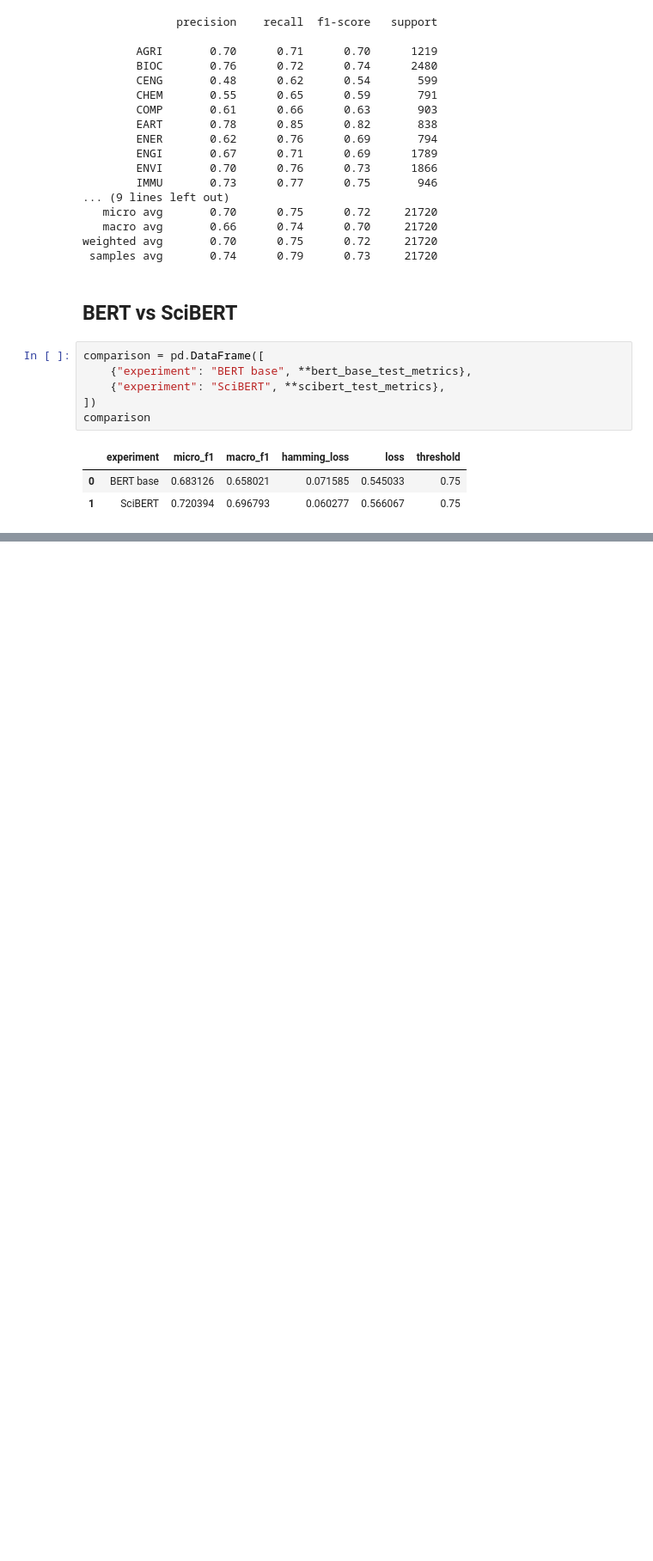
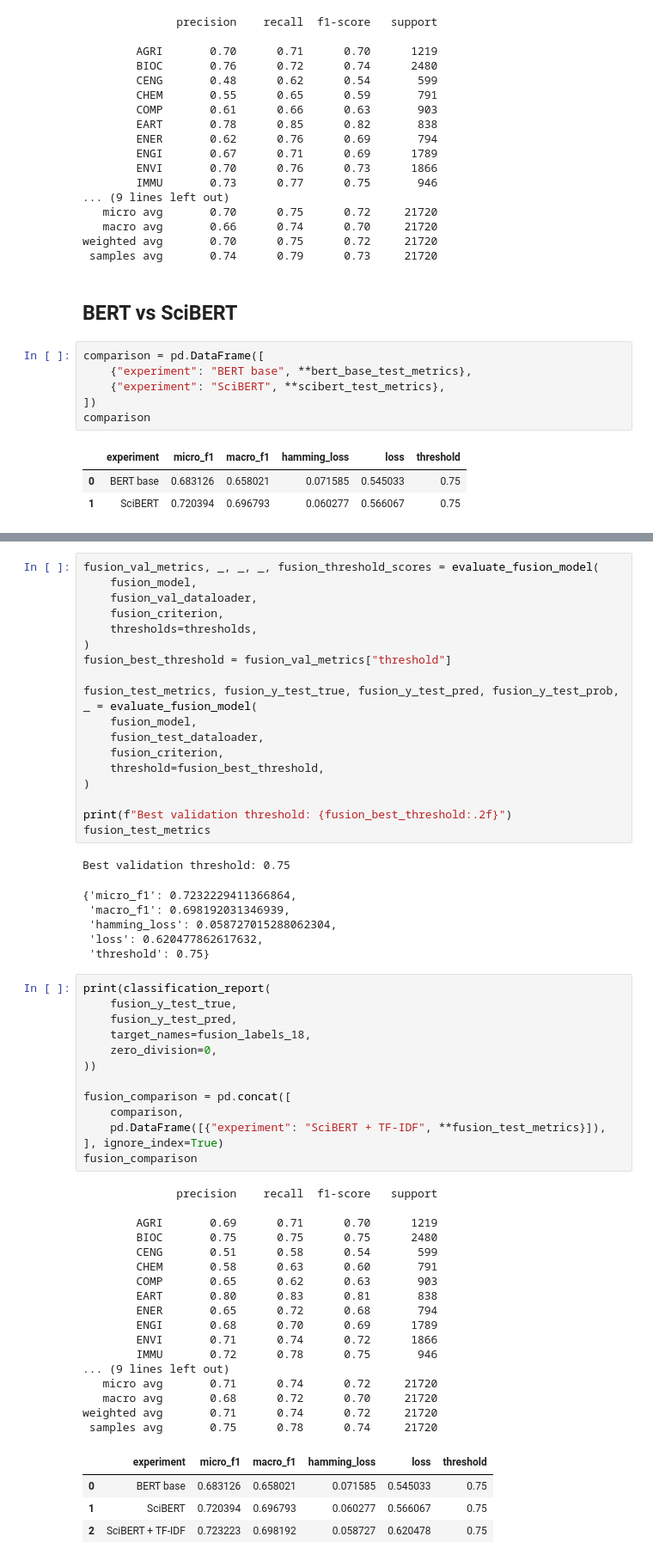
Before and after one commit to riccardopaoli/IML_second_project, a Jupyter notebook: BERT.ipynb, the cells around one changed output, grey strips where cells are left out. Shown at 86% size. Drawn from its saved outputs; the diff is of its cells as text; blank space fills up the shorter version.

```diff
--- a/BERT.ipynb
+++ b/BERT.ipynb
@@ -717,0 +1170,60 @@ comparison
+# %%
+fusion_val_metrics, _, _, _, fusion_threshold_scores = evaluate_fusion_model(
+    fusion_model,
+    fusion_val_dataloader,
+    fusion_criterion,
+    thresholds=thresholds,
+)
+fusion_best_threshold = fusion_val_metrics["threshold"]
+
+fusion_test_metrics, fusion_y_test_true, fusion_y_test_pred, fusion_y_test_prob, _ = evaluate_fusion_model(
+    fusion_model,
+    fusion_test_dataloader,
+    fusion_criterion,
+    threshold=fusion_best_threshold,
+)
+
+print(f"Best validation threshold: {fusion_best_threshold:.2f}")
+fusion_test_metrics
+# %% [output]
+Best validation threshold: 0.75
+{'micro_f1': 0.7232229411366864,
+ 'macro_f1': 0.698192031346939,
+ 'hamming_loss': 0.058727015288062304,
+ 'loss': 0.620477862617632,
+ 'threshold': 0.75}
+# %%
+print(classification_report(
+    fusion_y_test_true,
+    fusion_y_test_pred,
+    target_names=fusion_labels_18,
+    zero_division=0,
+))
+
+fusion_comparison = pd.concat([
+    comparison,
+    pd.DataFrame([{"experiment": "SciBERT + TF-IDF", **fusion_test_metrics}]),
+], ignore_index=True)
+fusion_comparison
+# %% [output]
+              precision    recall  f1-score   support
+
+        AGRI       0.69      0.71      0.70      1219
+        BIOC       0.75      0.75      0.75      2480
+        CENG       0.51      0.58      0.54       599
+        CHEM       0.58      0.63      0.60       791
+        COMP       0.65      0.62      0.63       903
+        EART       0.80      0.83      0.81       838
+        ENER       0.65      0.72      0.68       794
+        ENGI       0.68      0.70      0.69      1789
+        ENVI       0.71      0.74      0.72      1866
+        IMMU       0.72      0.78      0.75       946
+... (9 lines left out)
+   micro avg       0.71      0.74      0.72     21720
+   macro avg       0.68      0.72      0.70     21720
+weighted avg       0.71      0.74      0.72     21720
+ samples avg       0.75      0.78      0.74     21720
+|  | experiment | micro_f1 | macro_f1 | hamming_loss | loss | threshold |
+| 0 | BERT base | 0.683126 | 0.658021 | 0.071585 | 0.545033 | 0.75 |
+| 1 | SciBERT | 0.720394 | 0.696793 | 0.060277 | 0.566067 | 0.75 |
+| 2 | SciBERT + TF-IDF | 0.723223 | 0.698192 | 0.058727 | 0.620478 | 0.75 |
```
Also changed, not shown: parts of 19 cells of this notebook.
